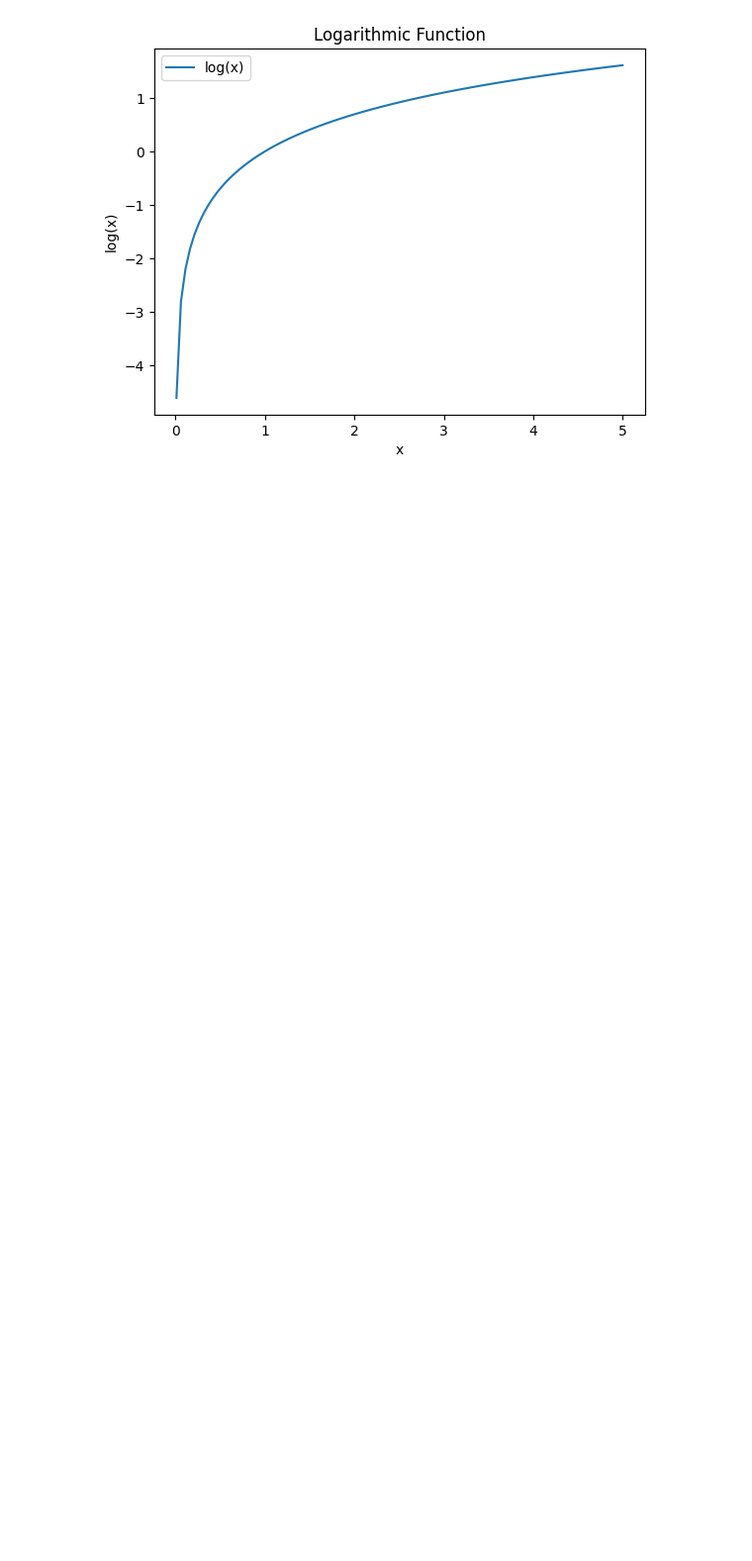
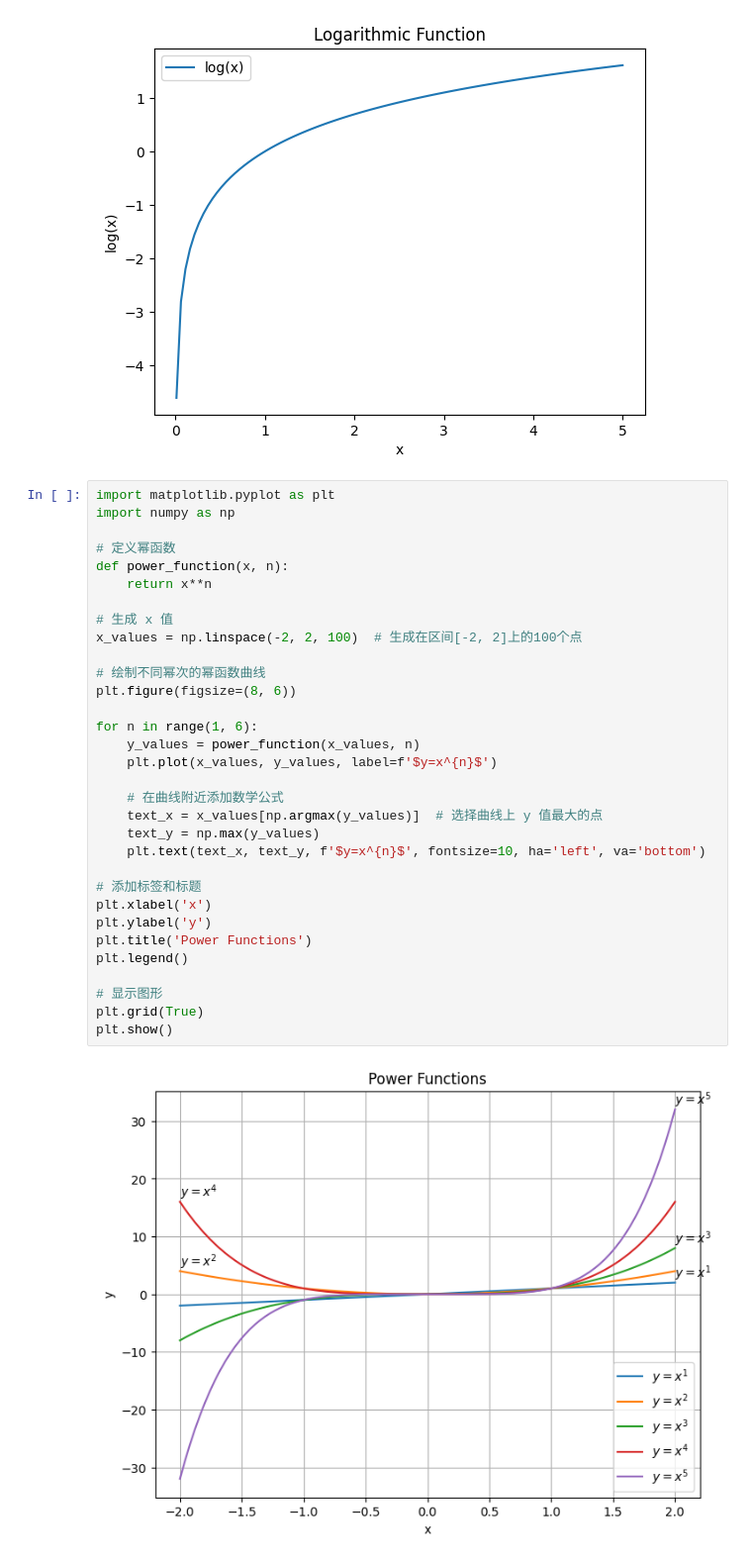
Before and after one commit to zhiliang-lin/css_note, a Jupyter notebook: math/basic.ipynb, the cells around one changed output. Shown at 99% size. Cells and saved outputs as stored; diff of their text form; blank space fills up the shorter version.

```diff
--- a/math/basic.ipynb
+++ b/math/basic.ipynb
@@ -22,3 +22,37 @@ plt.legend()
 plt.show()
 # %% [output]
 [figure]
+# %%
+import matplotlib.pyplot as plt
+import numpy as np
+
+# 定义幂函数
+def power_function(x, n):
+    return x**n
+
+# 生成 x 值
+x_values = np.linspace(-2, 2, 100)  # 生成在区间[-2, 2]上的100个点
+
+# 绘制不同幂次的幂函数曲线
+plt.figure(figsize=(8, 6))
+
+for n in range(1, 6):
+    y_values = power_function(x_values, n)
+    plt.plot(x_values, y_values, label=f'$y=x^{n}$')
+
+    # 在曲线附近添加数学公式
+    text_x = x_values[np.argmax(y_values)]  # 选择曲线上 y 值最大的点
+    text_y = np.max(y_values)
+    plt.text(text_x, text_y, f'$y=x^{n}$', fontsize=10, ha='left', va='bottom')
+
+# 添加标签和标题
+plt.xlabel('x')
+plt.ylabel('y')
+plt.title('Power Functions')
+plt.legend()
+
+# 显示图形
+plt.grid(True)
+plt.show()
+# %% [output]
+[figure, added]
```
